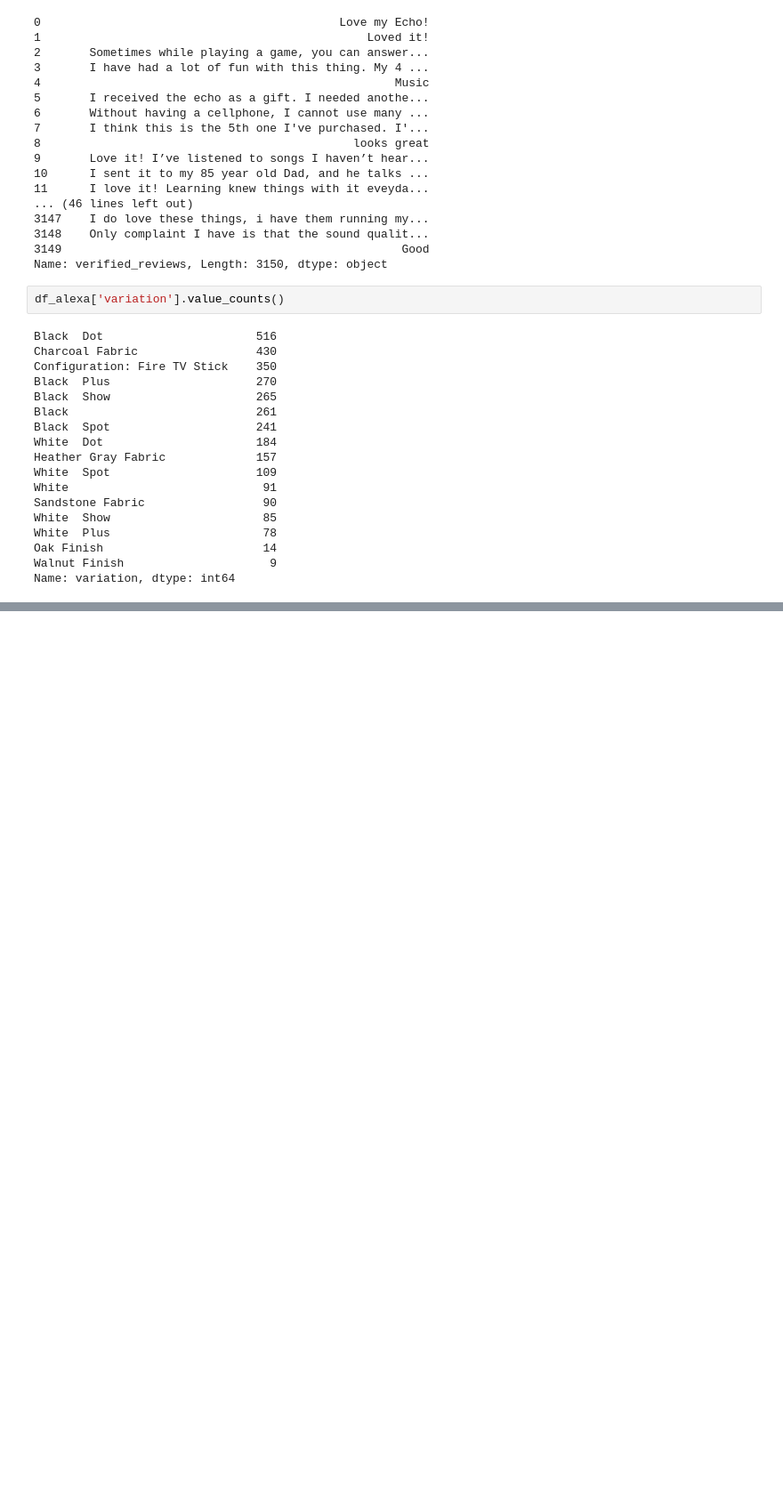
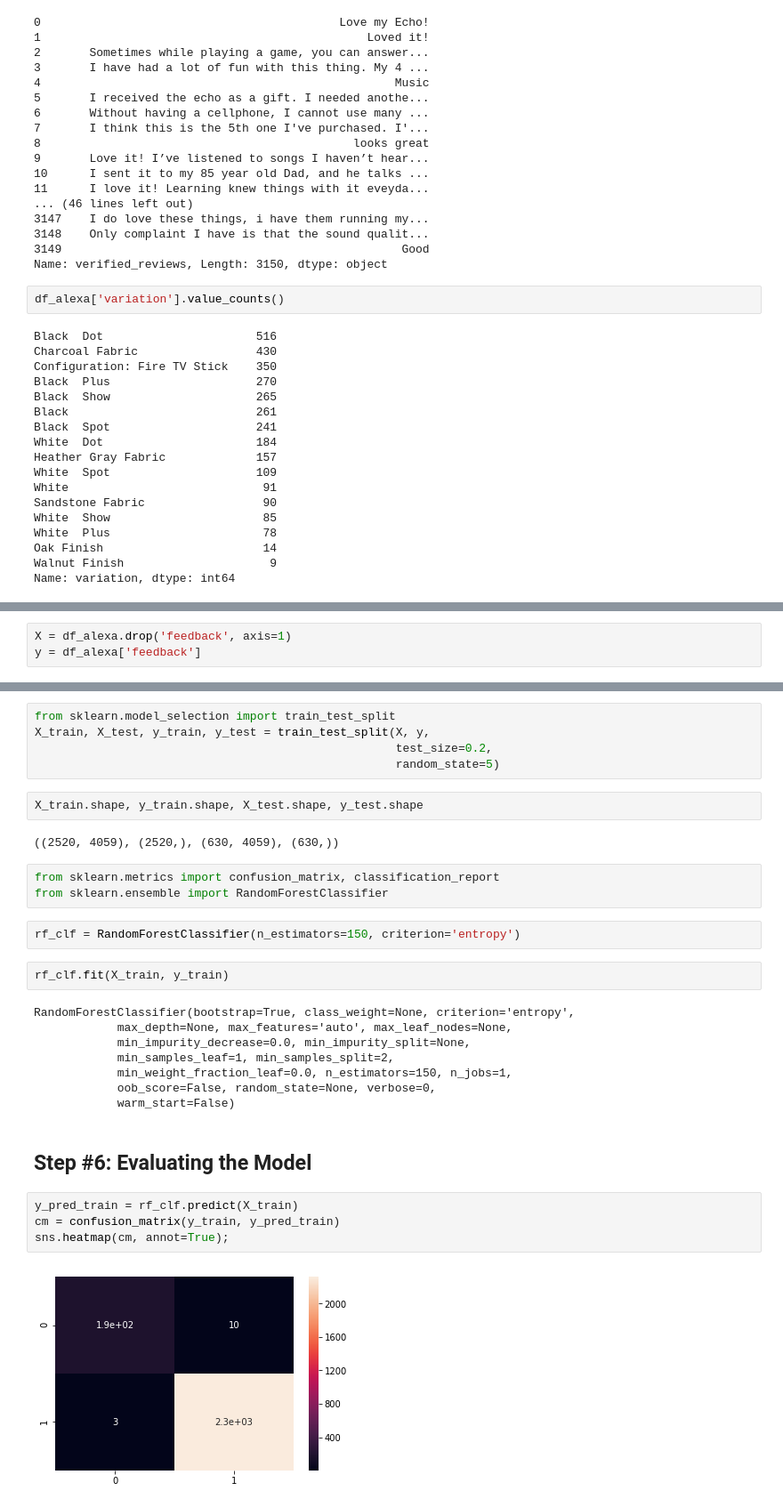
Before and after one commit to jacobskr/ML_Python, a Jupyter notebook: Machine Learning Classification Bootcamp/Decision Trees and Random Forest/Random Forest - Amazon Alexa Reviews.ipynb, the cells around one changed output, grey strips where cells are left out. Shown at 89% size. Cells and saved outputs as stored; diff of their text form; blank space fills up the shorter version.

```diff
--- a/Machine Learning Classification Bootcamp/Decision Trees and Random Forest/Random Forest - Amazon Alexa Reviews.ipynb
+++ b/Machine Learning Classification Bootcamp/Decision Trees and Random Forest/Random Forest - Amazon Alexa Reviews.ipynb
@@ -73,0 +180,3 @@ Name: variation, dtype: int64
+# %%
+X = df_alexa.drop('feedback', axis=1)
+y = df_alexa['feedback']
@@ -73,0 +185,32 @@ Name: variation, dtype: int64
+# %%
+from sklearn.model_selection import train_test_split
+X_train, X_test, y_train, y_test = train_test_split(X, y,
+                                                    test_size=0.2,
+                                                    random_state=5)
+# %%
+X_train.shape, y_train.shape, X_test.shape, y_test.shape
+# %% [output]
+((2520, 4059), (2520,), (630, 4059), (630,))
+# %%
+from sklearn.metrics import confusion_matrix, classification_report
+from sklearn.ensemble import RandomForestClassifier
+# %%
+rf_clf = RandomForestClassifier(n_estimators=150, criterion='entropy')
+# %%
+rf_clf.fit(X_train, y_train)
+# %% [output]
+RandomForestClassifier(bootstrap=True, class_weight=None, criterion='entropy',
+            max_depth=None, max_features='auto', max_leaf_nodes=None,
+            min_impurity_decrease=0.0, min_impurity_split=None,
+            min_samples_leaf=1, min_samples_split=2,
+            min_weight_fraction_leaf=0.0, n_estimators=150, n_jobs=1,
+            oob_score=False, random_state=None, verbose=0,
+            warm_start=False)
+# %% [markdown]
+## Step #6: Evaluating the Model
+# %%
+y_pred_train = rf_clf.predict(X_train)
+cm = confusion_matrix(y_train, y_pred_train)
+sns.heatmap(cm, annot=True);
+# %% [output]
+[figure, added]
```
Also changed, not shown: parts of 41 cells of this notebook.
